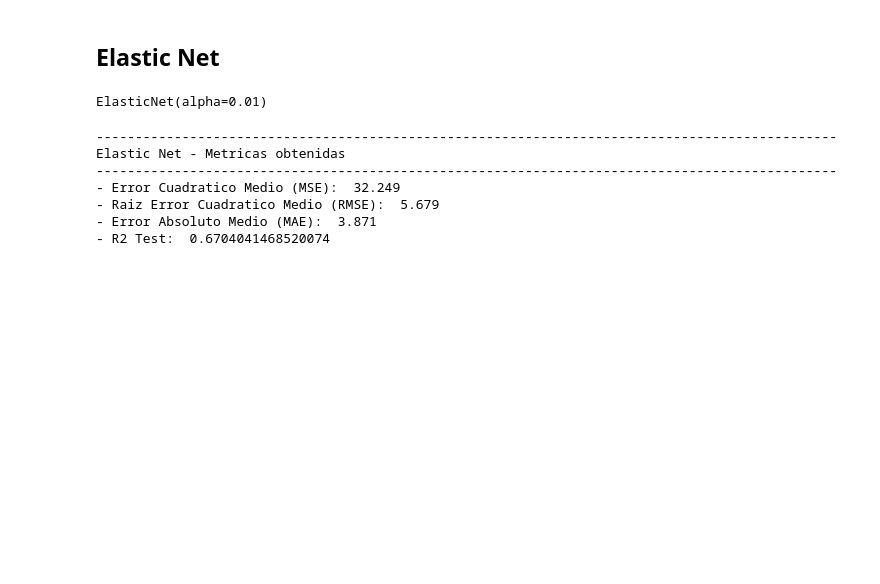
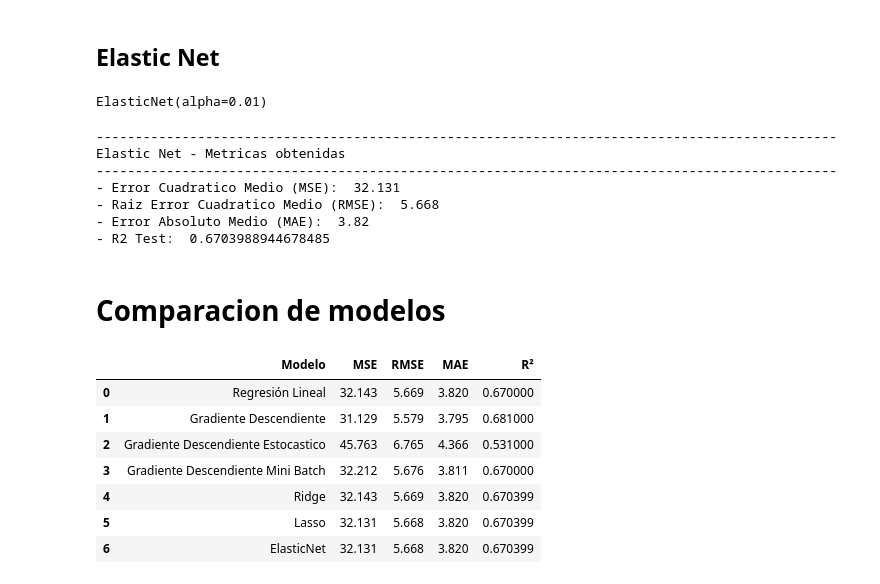
Before and after one commit to franciscoryb1/AA1-TUIA-RodriguezYBarros-Menescaldi-Britos, a Jupyter notebook: TP.ipynb, the cells around one changed output. Saved outputs shown, nothing was run; the diff lists cells and outputs as text; code cells hidden in the pictures; blank space fills up the shorter version.

Commit message:
df metricas modelos

```diff
--- a/TP.ipynb
+++ b/TP.ipynb
@@ -836,15 +835,15 @@ X_train
 Para una futura comparacion de rendimiento entre modelos vamos a centrarnos pricnipalmente en el Error Cuadratico Medio (MSE) porque penaliza los errores grandes más que los pequeños, ya que eleva los errores al cuadrado, lo que puede ser útil si estás más preocupado por grandes desviaciones.
 # %%
 # Error cuadrático medio
-mse = round(mean_squared_error(y_test, y_pred_test),3)
+mse_rl = round(mean_squared_error(y_test, y_pred_test),3)
 # Raíz del error cuadrático medio
-rmse = round(root_mean_squared_error(y_test, y_pred_test),3)
+rmse_rl = round(root_mean_squared_error(y_test, y_pred_test),3)
 # Error absoluto medio
-mae = round(mean_absolute_error(y_test, y_pred_test),3)
+mae_rl = round(mean_absolute_error(y_test, y_pred_test),3)
 
 # Coeficiente de regresión
-r2_test = round(r2_score(y_test, y_pred_test),3)
-r2_train = round(r2_score(y_train, y_pred_train),3)
+r2_test_rl = round(r2_score(y_test, y_pred_test),3)
+r2_train_rl = round(r2_score(y_train, y_pred_train),3)
 
 print("-----------------------------------------------------------------------------------------------")
 print("Regresion Lineal - Metricas obtenidas")
@@ -1223,6 +1222,6 @@ Regresion Lineal Gradiente Descendiente Estocástico Mini Batch - Metricas obten
 # %% [markdown]
 ## Ridge
 # %%
-ridge = Ridge(alpha=0.1)
+ridge = Ridge(alpha=0.01)
 ridge.fit(X_train_scaled, y_train)
 # %% [output]
@@ -1259,6 +1258,6 @@ Ridge - Metricas obtenidas
 # %% [markdown]
 ## Lasso
 # %%
-lasso = Lasso(alpha=0.1)  # alpha controla la fuerza de la regularización L1 (Lasso)
+lasso = Lasso(alpha=0.01)  # alpha controla la fuerza de la regularización L1 (Lasso)
 lasso.fit(X_train_scaled, y_train)
 # %% [output]
@@ -1324,7 +1323,38 @@ print("- R2 Test: ", r2_test_en)
 -----------------------------------------------------------------------------------------------
 Elastic Net - Metricas obtenidas
 -----------------------------------------------------------------------------------------------
-- Error Cuadratico Medio (MSE):  32.249
-- Raiz Error Cuadratico Medio (RMSE):  5.679
-- Error Absoluto Medio (MAE):  3.871
-- R2 Test:  0.6704041468520074
+- Error Cuadratico Medio (MSE):  32.131
+- Raiz Error Cuadratico Medio (RMSE):  5.668
+- Error Absoluto Medio (MAE):  3.82
+- R2 Test:  0.6703988944678485
+# %% [markdown]
+# Comparacion de modelos
+# %%
+# Definir las variables y métricas a comparar
+modelos = ['Regresión Lineal', 'Gradiente Descendiente', 'Gradiente Descendiente Estocastico', 'Gradiente Descendiente Mini Batch', 'Ridge', 'Lasso', 'ElasticNet']
+mse_test = [mse_rl, gd_test_mse, sgd_test_mse, mbsgd_test_mse, mse_ridge, mse_lasso, mse_en]
+rmse_test = [rmse_rl, gd_test_rmse, sgd_test_rmse, mbsgd_test_rmse, rmse_ridge, rmse_lasso, rmse_en]
+mae_test = [mae_rl, gd_test_mae, sgd_test_mae, mbsgd_test_mae, mae_ridge, mae_lasso, mae_en]
+r2_test = [r2_test_rl, gd_test_r2, sgd_test_r2, mbsgd_test_r2, r2_test_ridge, r2_test_lasso, r2_test_en]
+
+# Crear el DataFrame
+df_comparacion = pd.DataFrame({
+    'Modelo': modelos,
+    'MSE': mse_test,
+    'RMSE': rmse_test,
+    'MAE': mae_test,
+    'R²': r2_test
+})
+
+# Mostrar el DataFrame
+
+df_comparacion
+# %% [output]
+|  | Modelo | MSE | RMSE | MAE | R² |
+| 0 | Regresión Lineal | 32.143 | 5.669 | 3.820 | 0.670000 |
+| 1 | Gradiente Descendiente | 31.129 | 5.579 | 3.795 | 0.681000 |
+| 2 | Gradiente Descendiente Estocastico | 45.763 | 6.765 | 4.366 | 0.531000 |
+| 3 | Gradiente Descendiente Mini Batch | 32.212 | 5.676 | 3.811 | 0.670000 |
+| 4 | Ridge | 32.143 | 5.669 | 3.820 | 0.670399 |
+| 5 | Lasso | 32.131 | 5.668 | 3.820 | 0.670399 |
+| 6 | ElasticNet | 32.131 | 5.668 | 3.820 | 0.670399 |
```
Also changed, not shown: parts of 15 cells of this notebook.
